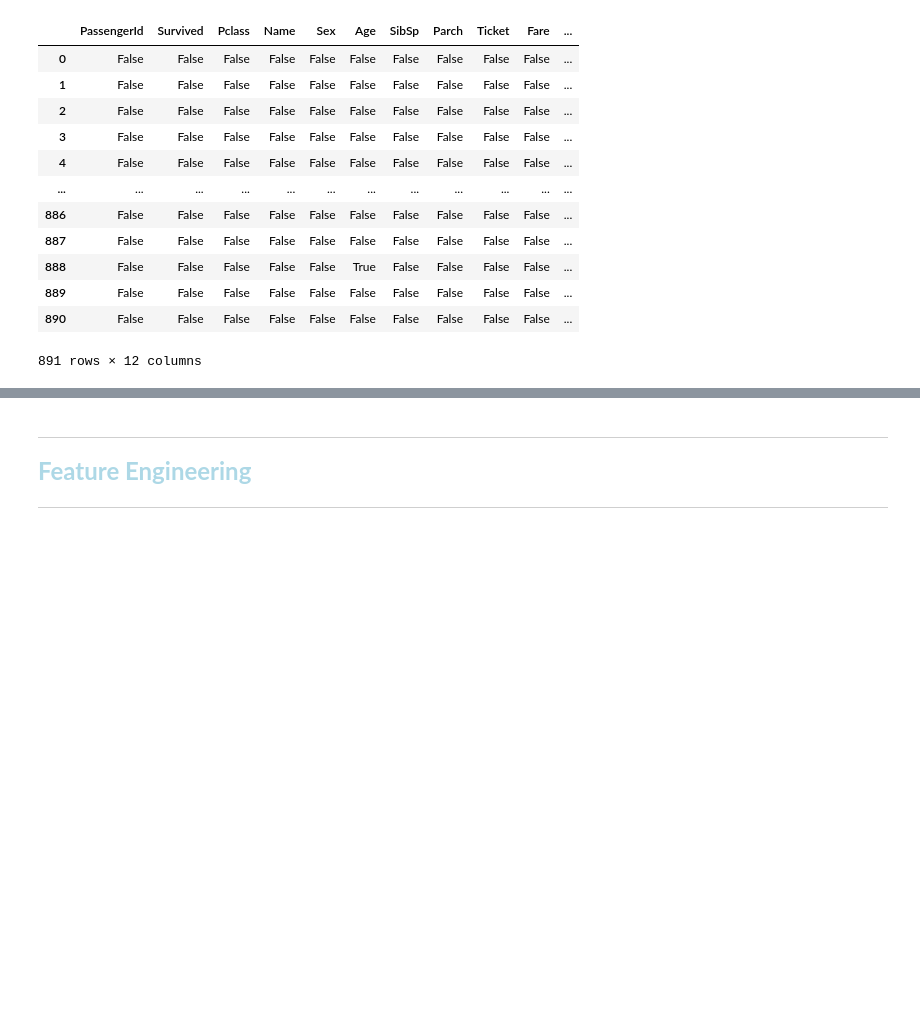
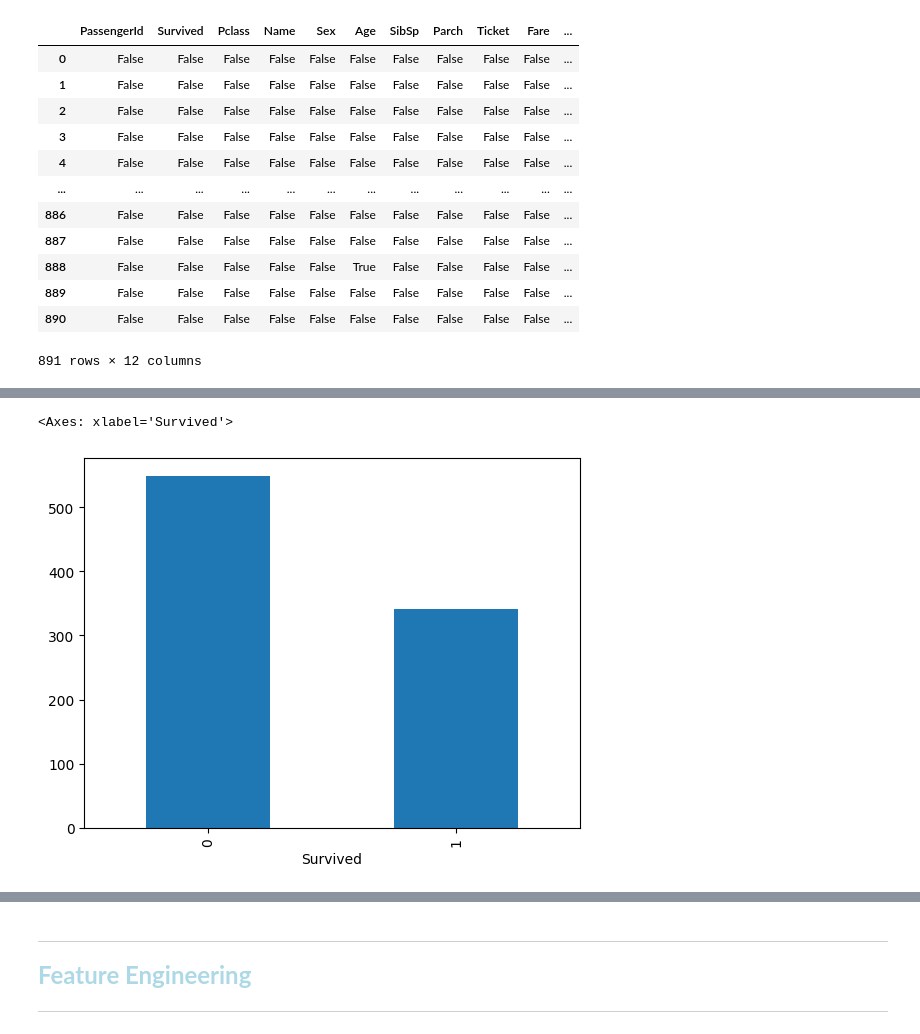
Before and after one commit to Kanakbaghel/Titanic_Survival_Prediction, a Jupyter notebook: titanic-survival-prediction.ipynb, the cells around one changed output, grey strips where cells are left out. Drawn from its saved outputs; the diff is of its cells as text; code cells hidden in the pictures; blank space fills up the shorter version.

```diff
--- a/titanic-survival-prediction.ipynb
+++ b/titanic-survival-prediction.ipynb
@@ -118,0 +154,4 @@ dtype: int64
+# %%
+# Calculating the number of people survived
+vc = df.Survived.value_counts()
+vc
@@ -118,0 +164,6 @@ dtype: int64
+# %%
+# for visual presentation of survived people
+vc.plot.bar()
+# %% [output]
+<Axes: xlabel='Survived'>
+[figure, added]
```
Also changed, not shown: parts of 29 cells of this notebook.
